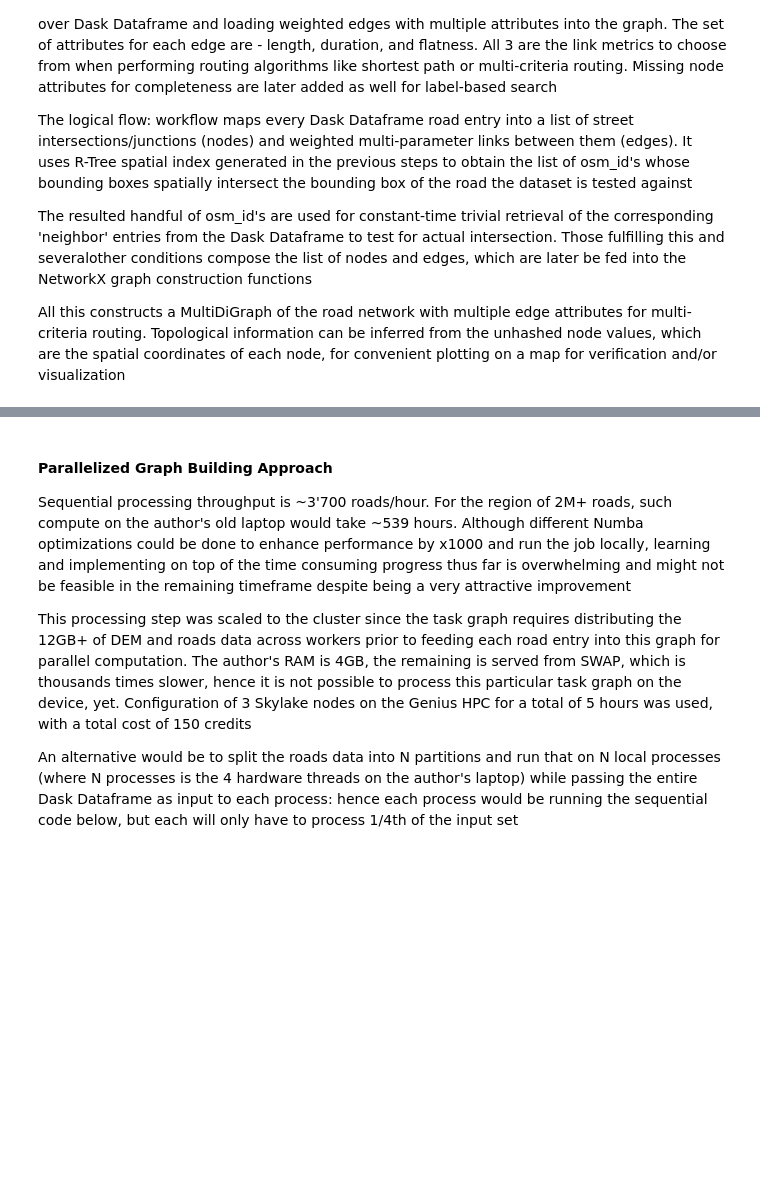
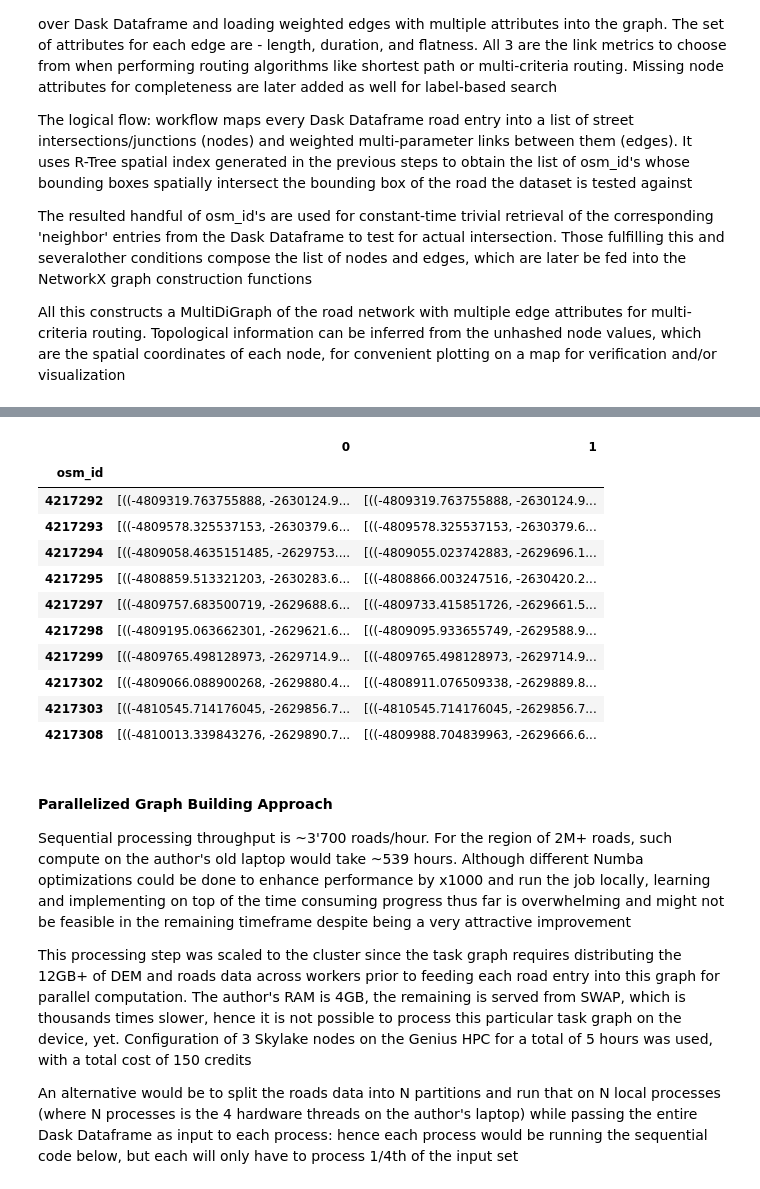
Before and after one commit to maximyudayev/YY-MANET-Protocol, a Jupyter notebook: local/data_preprocessing.ipynb, the cells around one changed output, grey strips where cells are left out. Saved outputs shown, nothing was run; the diff lists cells and outputs as text; code cells hidden in the pictures; blank space fills up the shorter version.

```diff
--- a/local/data_preprocessing.ipynb
+++ b/local/data_preprocessing.ipynb
@@ -576,3 +565,19 @@ def compute_edges(intersections, nodes, road_elevations, row):
+# %%
+d = df2.compute()
+d
+# %% [output]
+|  | 0 | 1 |
+| osm_id |  |  |
+| 4217292 | [((-4809319.763755888, -2630124.9... | [((-4809319.763755888, -2630124.9... |
+| 4217293 | [((-4809578.325537153, -2630379.6... | [((-4809578.325537153, -2630379.6... |
+| 4217294 | [((-4809058.4635151485, -2629753.... | [((-4809055.023742883, -2629696.1... |
+| 4217295 | [((-4808859.513321203, -2630283.6... | [((-4808866.003247516, -2630420.2... |
+| 4217297 | [((-4809757.683500719, -2629688.6... | [((-4809733.415851726, -2629661.5... |
+| 4217298 | [((-4809195.063662301, -2629621.6... | [((-4809095.933655749, -2629588.9... |
+| 4217299 | [((-4809765.498128973, -2629714.9... | [((-4809765.498128973, -2629714.9... |
+| 4217302 | [((-4809066.088900268, -2629880.4... | [((-4808911.076509338, -2629889.8... |
+| 4217303 | [((-4810545.714176045, -2629856.7... | [((-4810545.714176045, -2629856.7... |
+| 4217308 | [((-4810013.339843276, -2629890.7... | [((-4809988.704839963, -2629666.6... |
 # %% [markdown]
 #### Parallelized Graph Building Approach ####
 
```
Also changed, not shown: parts of 9 cells of this notebook, 3 other files.
